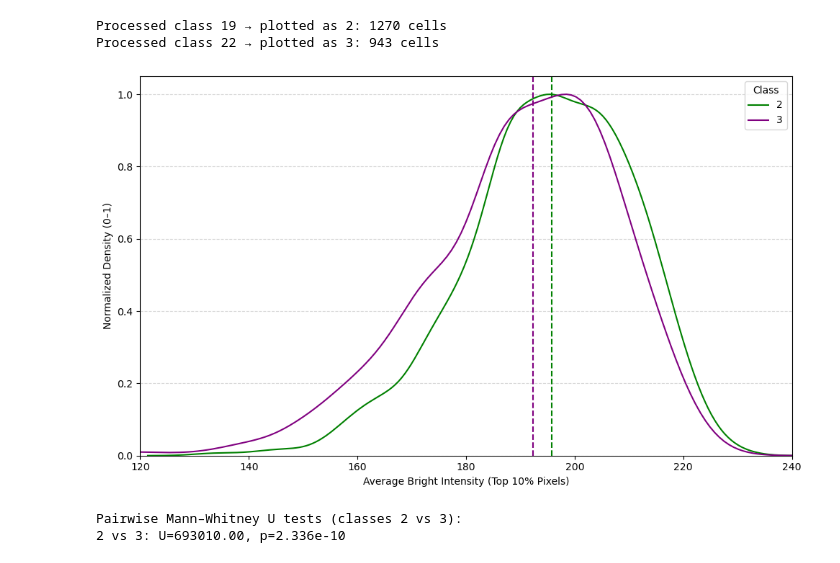
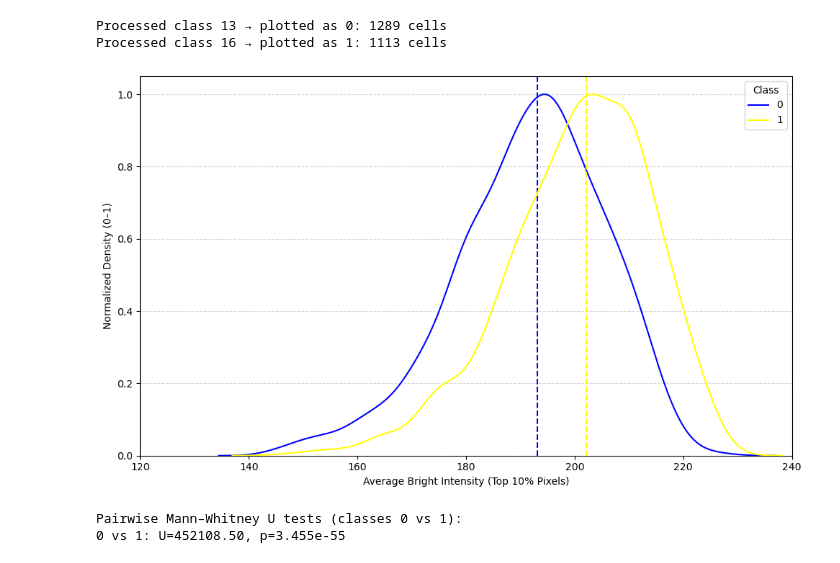
Before and after one commit to liulabspatial/Omics-cycleHCR-QuAC, a Jupyter notebook: v_QuAC feature quantitation/b_mH2A1 dataset puncta quantitation.ipynb, the cells around one changed output. Saved outputs shown, nothing was run; the diff lists cells and outputs as text; code cells hidden in the pictures.

```diff
--- a/v_QuAC feature quantitation/b_mH2A1 dataset puncta quantitation.ipynb
+++ b/v_QuAC feature quantitation/b_mH2A1 dataset puncta quantitation.ipynb
@@ -6,12 +6,14 @@ from skimage import io
 import seaborn as sns
 
 # Root folder for mH2A1 images
-root_dir = r"QUAC_images_protein_0/mH2A1/train"
+root_dir = r"QUAC_images_protein_0/QuAC_exN_images/mH2A1/train"   # <- change to your path
+OUTPUT_DIR = "."   # <- change to your path
+os.makedirs(OUTPUT_DIR, exist_ok=True)
 
 # Only keep these folders, and rename with class names
 keep_map = {
-    "19": "2",
-    "22": "3",
+    "13": "0",
+    "16": "1",
 }
 
 bright_intensity = {}
@@ -19,7 +21,7 @@ bright_intensity = {}
 # Loop over subfolders (classes)
 for subfolder in sorted(os.listdir(root_dir)):
     if subfolder not in keep_map:
-        continue  # skip everything except 19 and 22
+        continue  # skip everything except 13 and 16
 
     class_path = os.path.join(root_dir, subfolder)
     if not os.path.isdir(class_path):
@@ -55,54 +57,57 @@ for subfolder in sorted(os.listdir(root_dir)):
 # -----------------------
 # Plot normalized KDE curves
 plt.figure(figsize=(10,6))
-colors = ["green", "purple"]
+colors = ["blue", "yellow"]
 
 for i, cls in enumerate(sorted(bright_intensity.keys())):
     values = bright_intensity[cls]
     if len(values) == 0:
         continue
 
     # Get KDE curve
     kde = sns.kdeplot(values, label=keep_map[cls], color=colors[i % len(colors)], fill=False)
     x_data = kde.get_lines()[-1].get_xdata()
     y_data = kde.get_lines()[-1].get_ydata()
 
     # Normalize y values to 0–1
     y_data_norm = y_data / np.max(y_data)
 
     # Remove previous line and plot normalized curve
     kde.get_lines()[-1].remove()
     plt.plot(x_data, y_data_norm, color=colors[i % len(colors)], label=keep_map[cls])
 
     # Plot median as dashed line
     median_val = np.median(values)
     plt.axvline(median_val, color=colors[i % len(colors)], linestyle='--')
 
 plt.xlabel("Average Bright Intensity (Top 10% Pixels)")
 plt.ylabel("Normalized Density (0–1)")
 plt.legend(title="Class")
 plt.ylim(0, 1.05)
 plt.xlim(120, 240)
 plt.grid(axis='y', linestyle='--', alpha=0.5)
 plt.tight_layout()
-plt.savefig("mH2A1_puncta_intensity_normalized_2_vs_3_range.pdf", dpi=300)
+plt.savefig(os.path.join(OUTPUT_DIR, "mH2A1_puncta_intensity_normalized_0_vs_1_range.pdf"), dpi=300)
 plt.show()
 # %% [output]
-Processed class 19 → plotted as 2: 1270 cells
-Processed class 22 → plotted as 3: 943 cells
+Processed class 13 → plotted as 0: 1289 cells
+Processed class 16 → plotted as 1: 1113 cells
-[figure, old version]
+[figure, new version]
 # %%
-test_classes = ["2", "3"]
+from scipy.stats import kruskal, mannwhitneyu
+import itertools
 
-print("\nPairwise Mann–Whitney U tests (classes 2 vs 3):")
+test_classes = ["0", "1"]
+
+print("\nPairwise Mann–Whitney U tests (classes 0 vs 1):")
 cls1, cls2 = test_classes
 
 # Retrieve the correct raw data from bright_intensity using the original keys
-data1 = np.array(bright_intensity["19"])
-data2 = np.array(bright_intensity["22"])
+data1 = np.array(bright_intensity["13"])
+data2 = np.array(bright_intensity["16"])
 
 stat, p = mannwhitneyu(data1, data2, alternative='two-sided')
 print(f"{cls1} vs {cls2}: U={stat:.2f}, p={p:.3e}")
 # %% [output]
-Pairwise Mann–Whitney U tests (classes 2 vs 3):
-2 vs 3: U=693010.00, p=2.336e-10
+Pairwise Mann–Whitney U tests (classes 0 vs 1):
+0 vs 1: U=452108.50, p=3.455e-55
```
Also changed, not shown: parts of 1 cell of this notebook, 3 other files.
